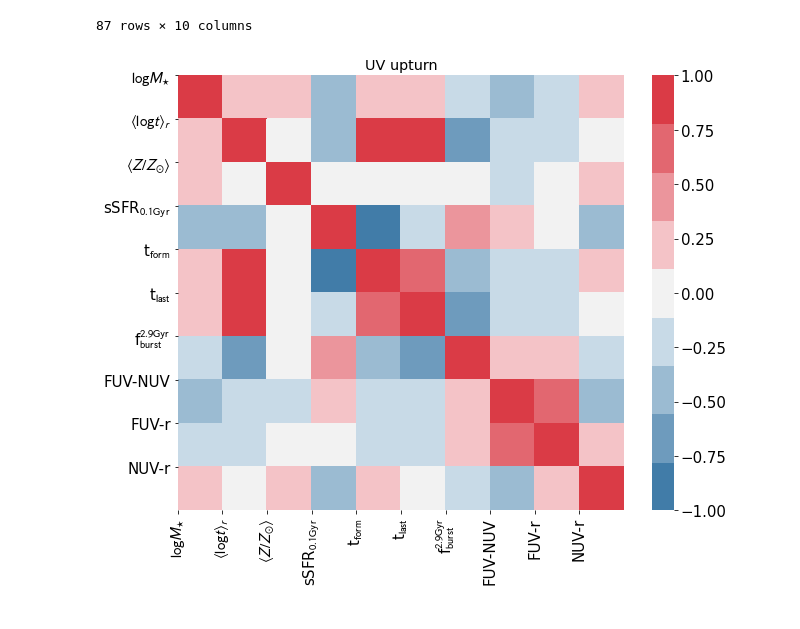
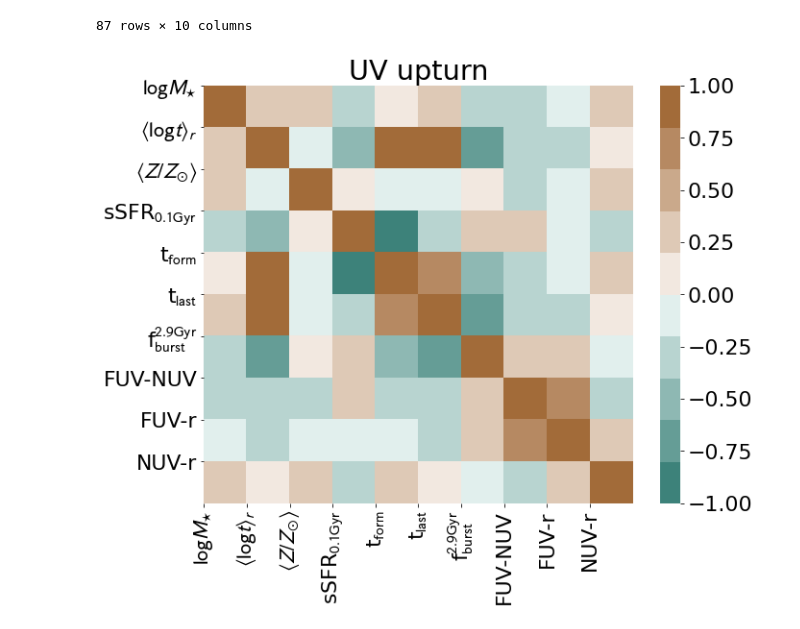
Before and after one commit to mdastro/UVupturn-RSGs, a Jupyter notebook: UV_PSM/PSM_StellarPopsAnalysis_MagPhys.ipynb, the cells around one changed output. Drawn from its saved outputs; the diff is of its cells as text; code cells hidden in the pictures.

```diff
--- a/UV_PSM/PSM_StellarPopsAnalysis_MagPhys.ipynb
+++ b/UV_PSM/PSM_StellarPopsAnalysis_MagPhys.ipynb
@@ -16,6 +16,36 @@ plotpars = {'axes.labelsize': 18,
             'xtick.labelsize': 18,
             'ytick.labelsize': 18,
            }
+
+plotpars_hmp = {'axes.labelsize': 22,
+                'axes.linewidth': 1.,
+                'figure.figsize': (10.,8.),
+                'font.size': 24,
+                'legend.frameon': True,
+                'legend.framealpha': 0.85,
+                'legend.edgecolor': 'black',
+                'legend.loc': 'best',
+                'legend.fontsize': 15,
+                'mathtext.fontset': 'stixsans',
+                'savefig.bbox': 'tight',
+                'xtick.labelsize': 22,
+                'ytick.labelsize': 22,
+               }
+
+plotpars_cmp = {'axes.labelsize': 22,
+                'axes.linewidth': 1.,
+                'figure.figsize': (12.,12.),
+                'font.size': 24,
+                'legend.frameon': True,
+                'legend.framealpha': 0.85,
+                'legend.edgecolor': 'black',
+                'legend.loc': 'best',
+                'legend.fontsize': 15,
+                'mathtext.fontset': 'stixsans',
+                'savefig.bbox': 'tight',
+                'xtick.labelsize': 22,
+                'ytick.labelsize': 22,
+               }
 
 plotpars_2cols = {'axes.labelsize': 18,
                   'axes.linewidth': 1.,
@@ -403,32 +435,33 @@ heatmap_upturn
+# %%
+cmap = sns.diverging_palette(179, 40, n=10)
 # %%
-# plt.rcParams.update(plotpars)
+plt.rcParams.update(plotpars_hmp)
 plt.subplots(figsize=(10,8))
-cmap = sns.diverging_palette(240, 10, n=9)
 ax = sns.heatmap(data=heatmap_upturn.corr(method='spearman'), cmap=cmap, vmin=-1., vmax=1.)
 # labels = [item.get_text() for item in ax.get_xticklabels()]
 plt.xticks(ticks=np.arange(0,10,1), labels=[r"$\logM_{\star}}$",
                                             r"$\left<\log t\right>_{r}$",
                                             r"$\left<Z/Z_{\odot}\right>$",
                                             r"sSFR$_{0.1\rm{Gyr}}$",
                                             r"t$_{\rm{form}}$",
                                             r"t$_{\rm{last}}$", r"f$_{\rm{burst}}^{2.9\rm{Gyr}}$",
                                             'FUV-NUV',
                                             'FUV-r',
                                             'NUV-r'],
            x=[0.5])
 plt.yticks(ticks=np.arange(0,10,1), labels=[r"$\logM_{\star}}$",
                                             r"$\left<\log t\right>_{r}$",
                                             r"$\left<Z/Z_{\odot}\right>$",
                                             r"sSFR$_{0.1\rm{Gyr}}$",
                                             r"t$_{\rm{form}}$",
                                             r"t$_{\rm{last}}$", r"f$_{\rm{burst}}^{2.9\rm{Gyr}}$",
                                             'FUV-NUV',
                                             'FUV-r',
                                             'NUV-r'])
 plt.title("UV upturn")
 plt.savefig(os.path.join(psm_path, 'heatmap_upturn.pdf'))
 plt.savefig(os.path.join(psm_path, 'heatmap_upturn.png'))
 plt.show()
 # %% [output]
-[figure, old version]
+[figure, new version]
 # %%
```
Also changed, not shown: parts of 4 cells of this notebook, 1 other file.
